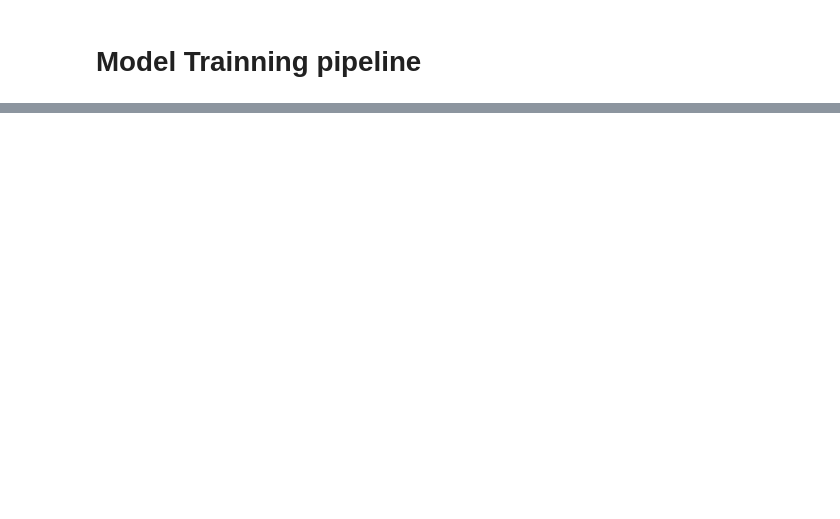
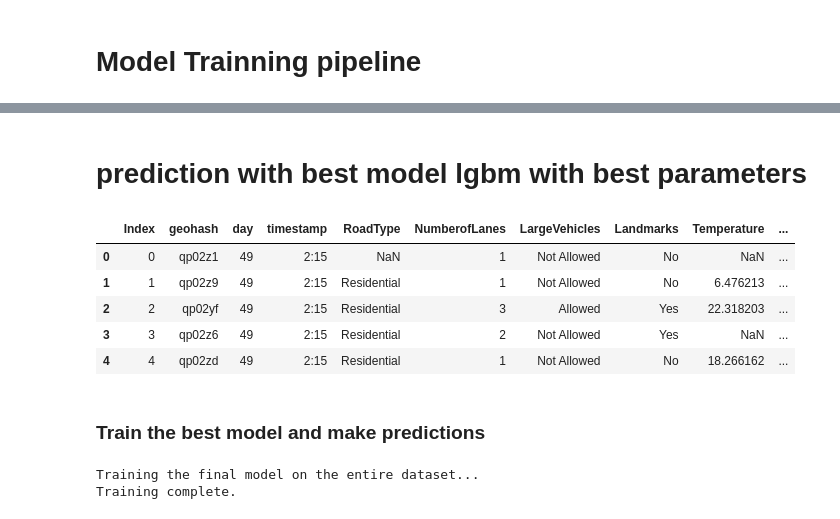
Before and after one commit to Himanshu0518/Traffic-demand-prediction, a Jupyter notebook: notebooks/01_experiment.ipynb, the cells around one changed output, grey strips where cells are left out. Cells and saved outputs as stored; diff of their text form; code cells hidden in the pictures; blank space fills up the shorter version.

```diff
--- a/notebooks/01_experiment.ipynb
+++ b/notebooks/01_experiment.ipynb
@@ -549,0 +995,49 @@ plt.show()
+# %% [markdown]
+# prediction with best model lgbm with best parameters
+# %%
+test_df = pd.read_csv('/content/test.csv')
+# %%
+test_df.head()
+# %% [output]
+|  | Index | geohash | day | timestamp | RoadType | NumberofLanes | LargeVehicles | Landmarks | Temperature | ... |
+| 0 | 0 | qp02z1 | 49 | 2:15 | NaN | 1 | Not Allowed | No | NaN | ... |
+| 1 | 1 | qp02z9 | 49 | 2:15 | Residential | 1 | Not Allowed | No | 6.476213 | ... |
+| 2 | 2 | qp02yf | 49 | 2:15 | Residential | 3 | Allowed | Yes | 22.318203 | ... |
+| 3 | 3 | qp02z6 | 49 | 2:15 | Residential | 2 | Not Allowed | Yes | NaN | ... |
+| 4 | 4 | qp02zd | 49 | 2:15 | Residential | 1 | Not Allowed | No | 18.266162 | ... |
+# %% [markdown]
+### Train the best model and make predictions
+# %%
+import joblib
+
+# The best model from the Optuna tuning was LGBMRegressor
+best_lgbm_params = study_lgbm.best_params
+
+# Initialize the best LGBMRegressor with the optimized parameters
+best_lgbm_model = LGBMRegressor(
+    **best_lgbm_params,
+    objective='regression_l1', # Consistent with objective function
+    metric='rmse',
+    random_state=42,
+    n_jobs=-1,
+    verbose=-1
+)
+
+# Build the full pipeline for the best model
+final_pipeline = Pipeline([
+    ('date_features', DateFeatureExtractor()),
+    ('geohash_features', GeohashFeatureExtractor()),
+    ('categorical_features', CategoricalFeatureExtractor()),
+    ('numerical_features', NumericalFeatureExtractor()),
+    ('geohash_aggregator', GeohashAggregator()),
+    ('column_remover', ColumnRemover(columns_to_remove=columns_to_drop_final)),
+    ('regressor', best_lgbm_model)
+])
+
+# Train the final pipeline on the entire training dataset (X, y)
+print("Training the final model on the entire dataset...")
+final_pipeline.fit(X, y)
+print("Training complete.")
+# %% [output]
+Training the final model on the entire dataset...
+Training complete.
```
Also changed, not shown: parts of 37 cells of this notebook.
